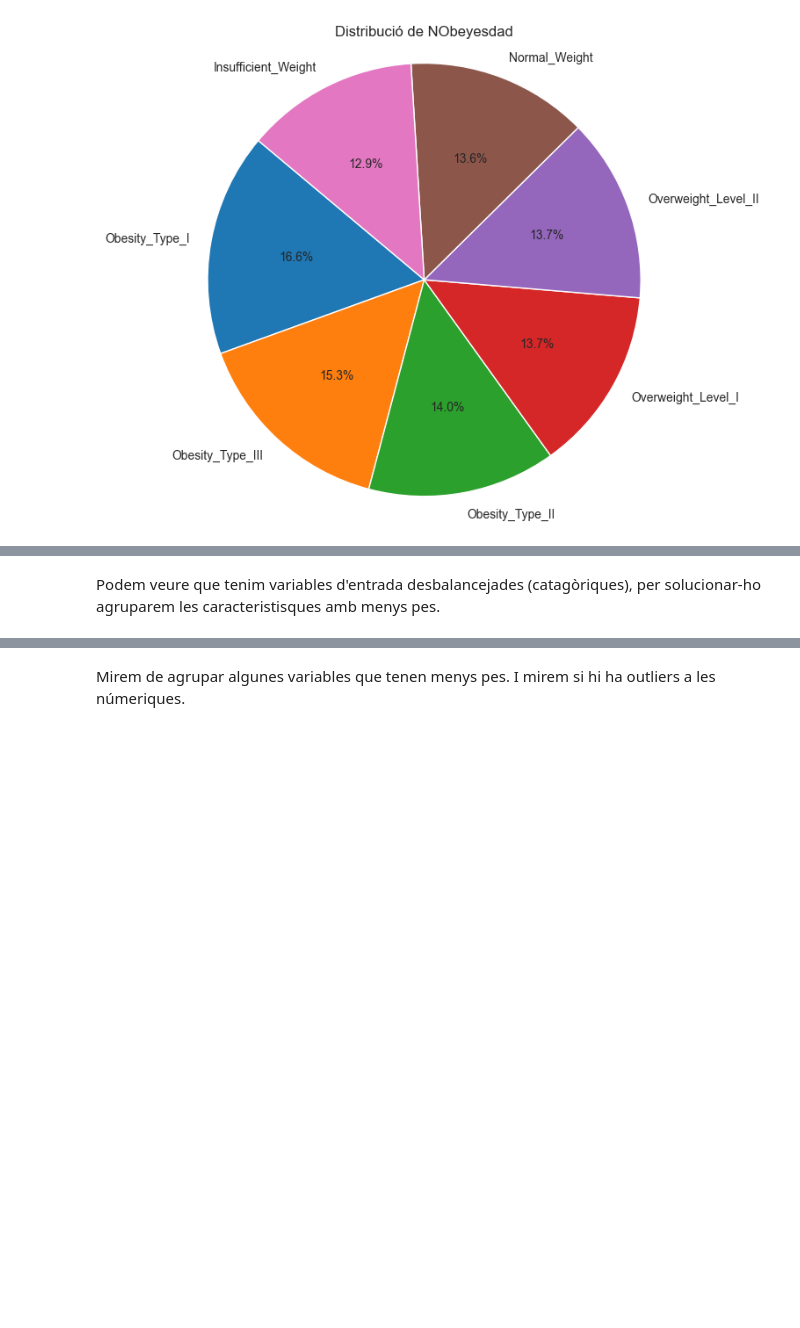
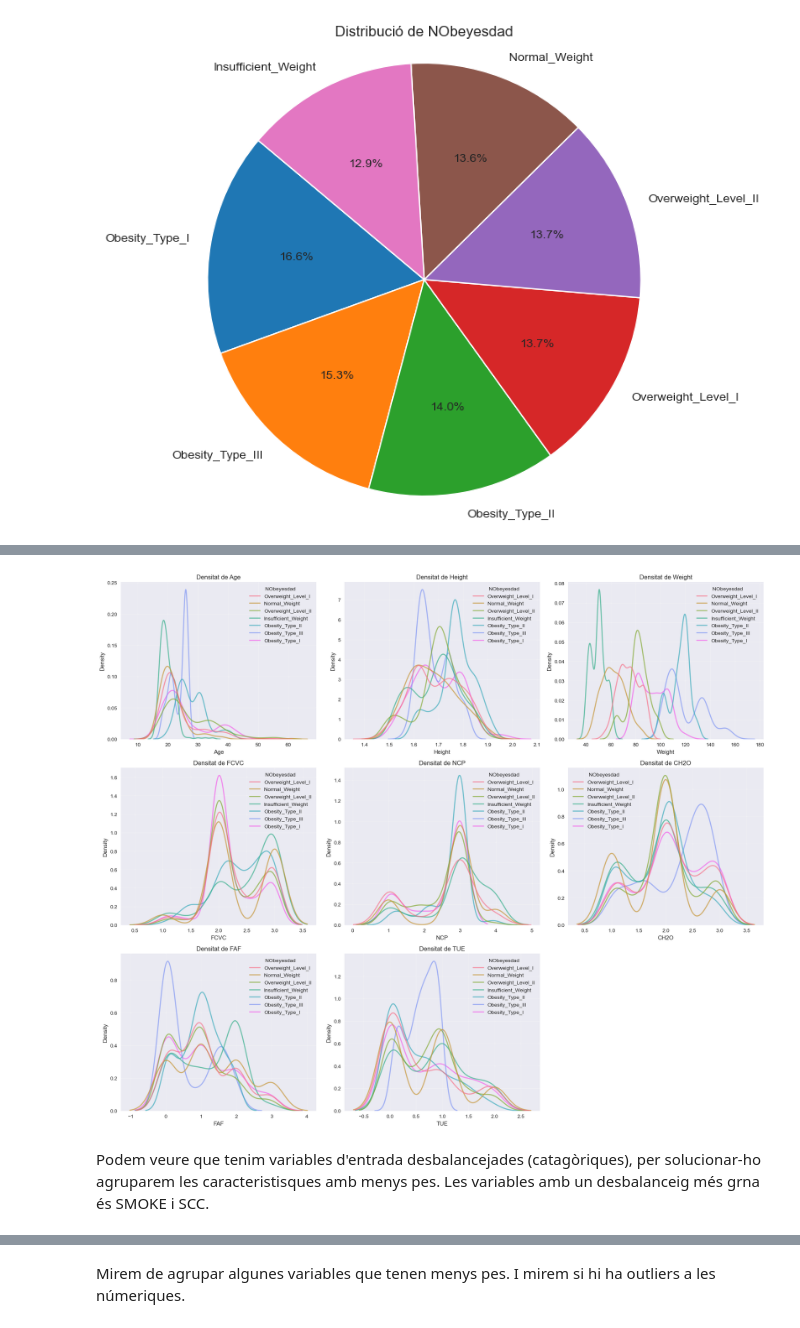
Before and after one commit to natalianavarroriera/Obesitat-APC, a Jupyter notebook: cas_kaggle_classificacio_prova.ipynb, the cells around one changed output, grey strips where cells are left out. Saved outputs shown, nothing was run; the diff lists cells and outputs as text; code cells hidden in the pictures; blank space fills up the shorter version.

Commit message:
grafics per variables numèriques

```diff
--- a/cas_kaggle_classificacio_prova.ipynb
+++ b/cas_kaggle_classificacio_prova.ipynb
@@ -327,5 +353,39 @@ plt.show()
+# %%
+import seaborn as sns
+import matplotlib.pyplot as plt
+
+variables = ['Age', 'Height', 'Weight', 'FCVC', 'NCP', 'CH2O', 'FAF', 'TUE']
+
+plt.style.use('seaborn-v0_8')
+
+fig, axes = plt.subplots(3, 3, figsize=(18, 15))
+axes = axes.flatten()
+
+for i, var in enumerate(variables):
+    ax = axes[i]
+    sns.kdeplot(
+        data=df_split,
+        x=var,
+        hue='NObeyesdad',
+        common_norm=False,
+        fill=False,
+        alpha=0.7,
+        linewidth=2,
+        ax=ax
+    )
+    ax.set_title(f'Densitat de {var}')
+    ax.grid(alpha=0.3)
+
+# Deixar l’últim subplot buit si cal
+for j in range(len(variables), 9):
+    axes[j].axis('off')
+
+plt.tight_layout()
+plt.show()
+# %% [output]
+[figure, added]
 # %% [markdown]
-Podem veure que tenim variables d'entrada desbalancejades (catagòriques), per solucionar-ho agruparem les caracteristisques amb menys pes.
+Podem veure que tenim variables d'entrada desbalancejades (catagòriques), per solucionar-ho agruparem les caracteristisques amb menys pes. Les variables amb un desbalanceig més grna és SMOKE i SCC.
 # %% [markdown]
 - Gènere: Totes els tipus d'obesitat influeixen bastant igual en genere, menys quan tenim obesitat_tipus_III que només tenim dones, i Obesitat_tipus_II només tenim homes.
 - Historial familiar: Veiem que tots els casos de persones amb obesitat(tipus I, II, III) i sobre pes nivell II només es donen quan hi ha historial familiar.
```
Also changed, not shown: parts of 4 cells of this notebook.
